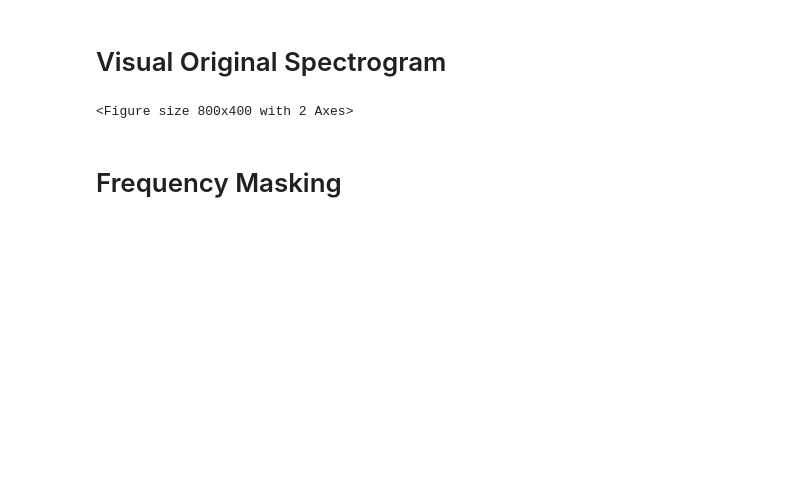
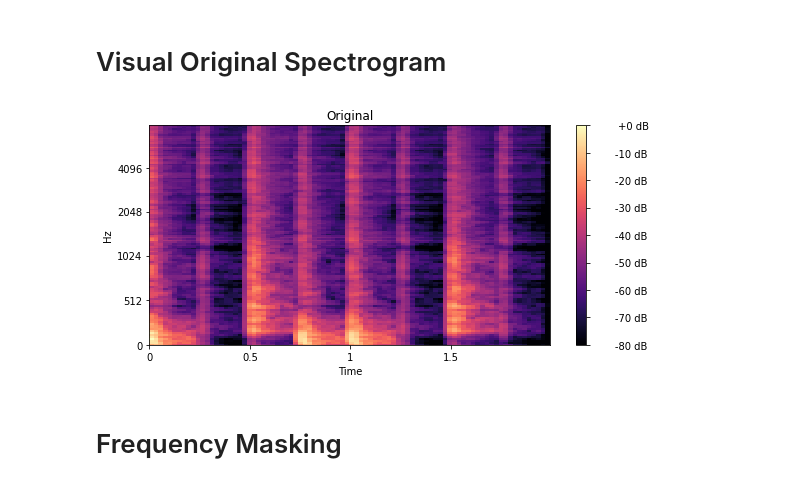
Before and after one commit to makcedward/nlpaug, a Jupyter notebook: example/spectrogram_augmenter.ipynb, the cells around one changed output. Cells and saved outputs as stored; diff of their text form; code cells hidden in the pictures; blank space fills up the shorter version.

```diff
--- a/example/spectrogram_augmenter.ipynb
+++ b/example/spectrogram_augmenter.ipynb
@@ -3,13 +3,13 @@
 # %%
 from nlpaug.util.audio.loader import AudioLoader
 from nlpaug.util.audio.visualizer import AudioVisualizer
 
 path = 'Yamaha-V50-Rock-Beat-120bpm.wav'
 
-mel_spectrogram = AudioLoader.load_mel_spectrogram(path, n_mels=128)
-AudioVisualizer.spectrogram('Original', mel_spectrogram)
+data = AudioLoader.load_mel_spectrogram(path, n_mels=128)
+AudioVisualizer.spectrogram('Original', data)
 # %% [output]
-<Figure size 800x400 with 2 Axes>
+[figure, added]
 # %%
 import nlpaug.augmenter.spectrogram as nas
 import nlpaug.flow as naf
```
Also changed, not shown: parts of 6 cells of this notebook.
